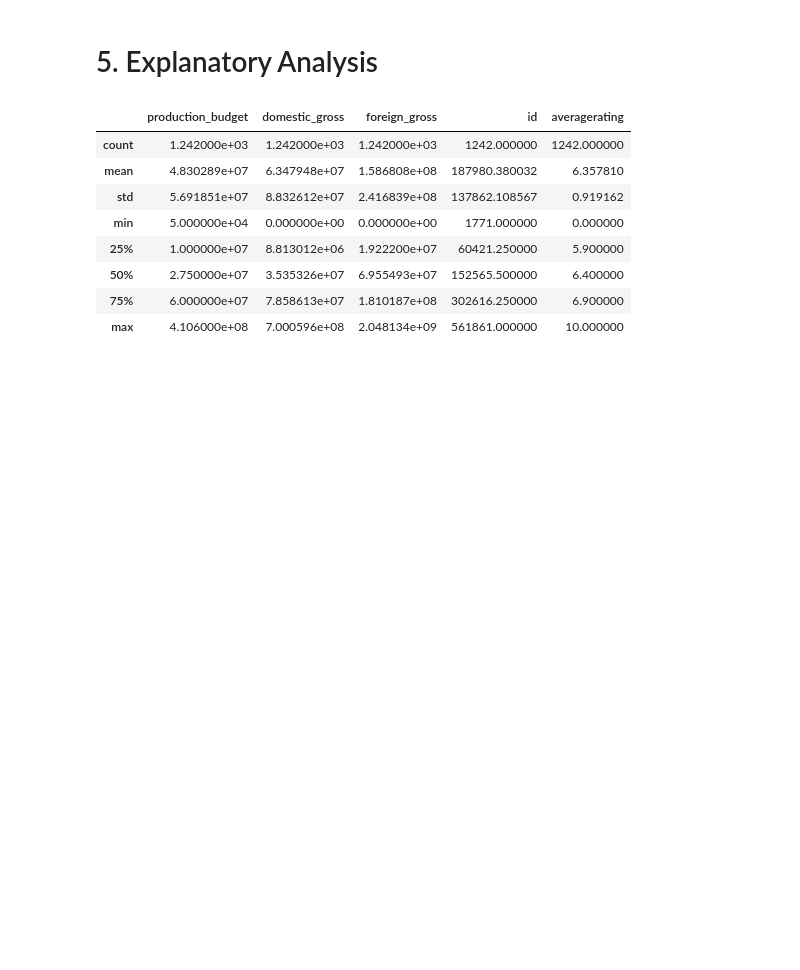
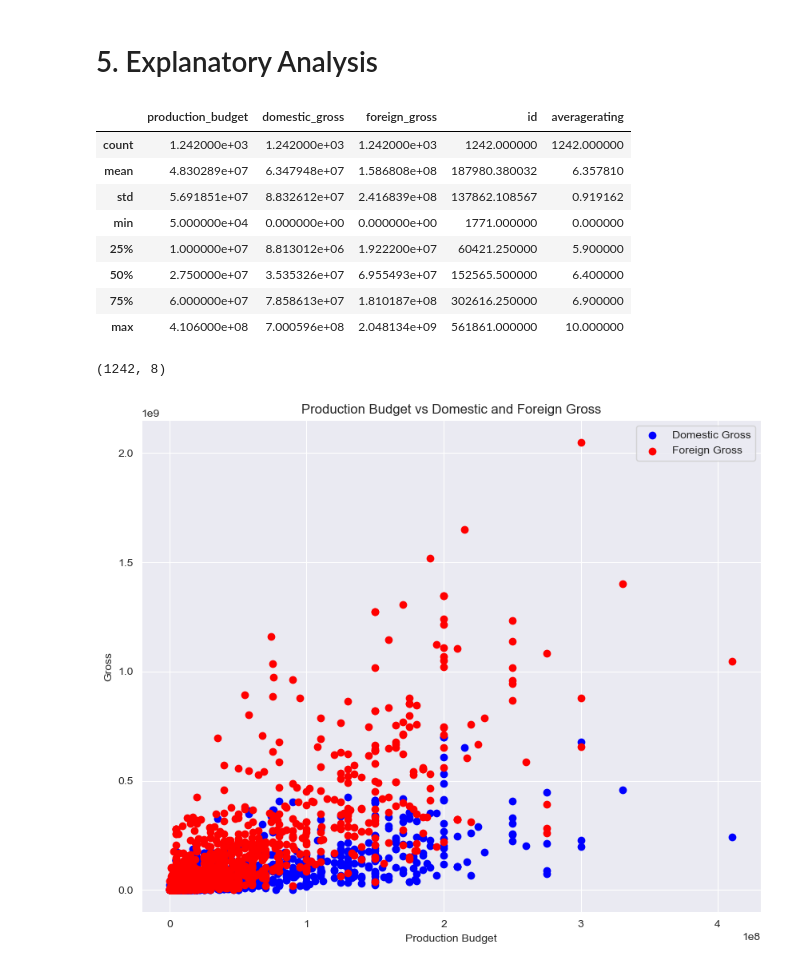
Before and after one commit to Dudimath/Microsoft-Film-Insights, a Jupyter notebook: Data Cleaning.ipynb, the cells around one changed output. Cells and saved outputs as stored; diff of their text form; code cells hidden in the pictures; blank space fills up the shorter version.

```diff
--- a/Data Cleaning.ipynb
+++ b/Data Cleaning.ipynb
@@ -939,3 +939,19 @@ df_final.describe()
 | 50% | 2.750000e+07 | 3.535326e+07 | 6.955493e+07 | 152565.500000 | 6.400000 |
 | 75% | 6.000000e+07 | 7.858613e+07 | 1.810187e+08 | 302616.250000 | 6.900000 |
 | max | 4.106000e+08 | 7.000596e+08 | 2.048134e+09 | 561861.000000 | 10.000000 |
+# %%
+df_final.shape
+# %% [output]
+(1242, 8)
+# %%
+# Scatter plot of production budget vs domestic and foreign gross
+plt.figure(figsize=(10, 8))
+plt.scatter(df_final['production_budget'], df_final['domestic_gross'], color='blue', label='Domestic Gross')
+plt.scatter(df_final['production_budget'], df_final['foreign_gross'], color='red', label='Foreign Gross')
+plt.xlabel('Production Budget')
+plt.ylabel('Gross')
+plt.title('Production Budget vs Domestic and Foreign Gross')
+plt.legend()
+plt.show()
+# %% [output]
+[figure, added]
```
Also changed, not shown: parts of 7 cells of this notebook.
